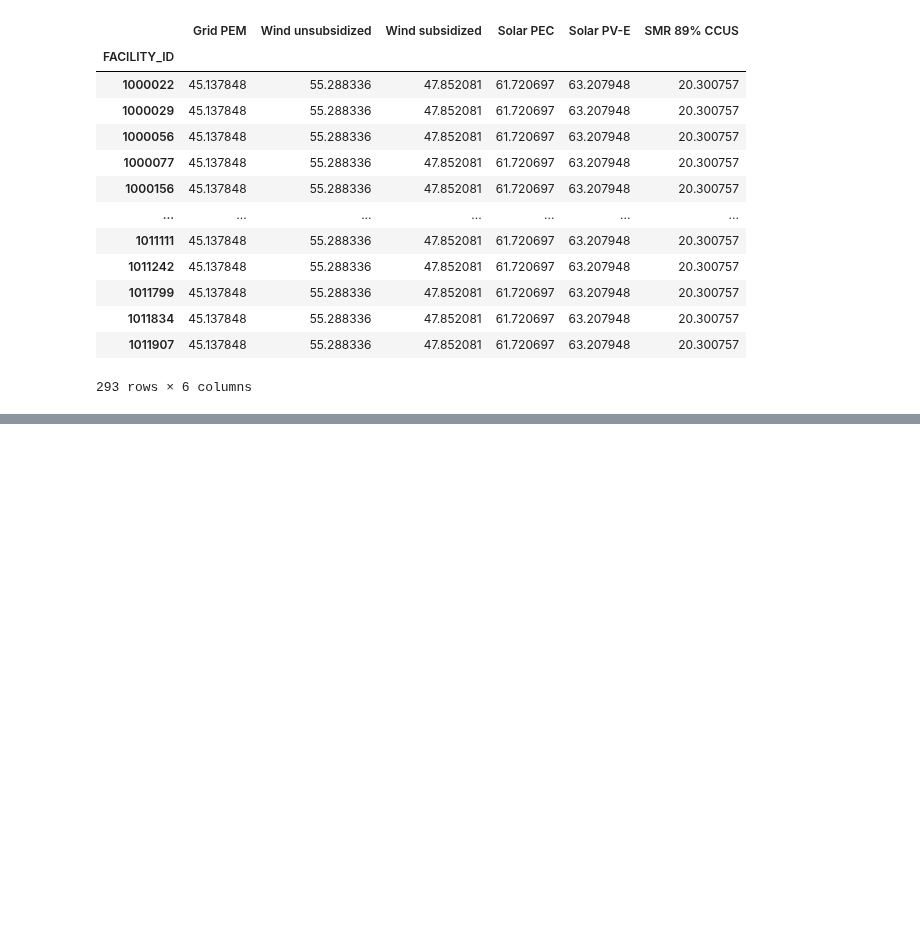
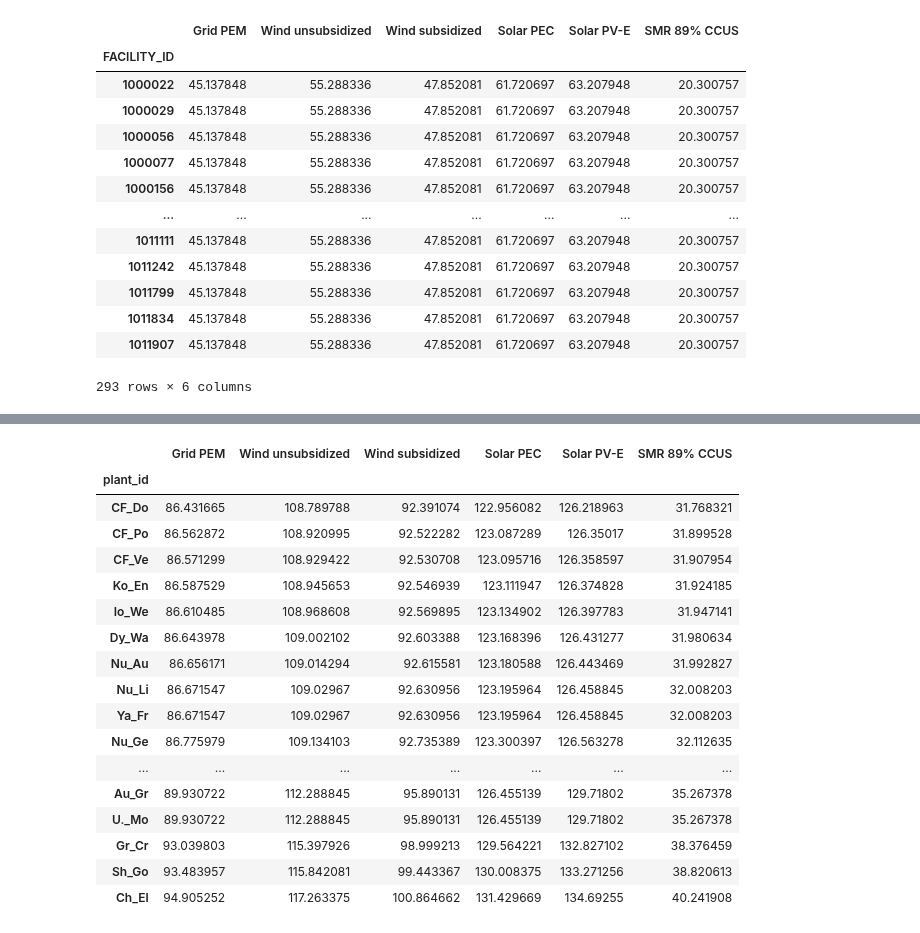
Before and after one commit to mgarrouste/SMR_deployment, a Jupyter notebook: code/res_be_calculations.ipynb, the cells around one changed output, grey strips where cells are left out. Cells and saved outputs as stored; diff of their text form; code cells hidden in the pictures; blank space fills up the shorter version.

Commit message:
add res breakeven prices calculation for ammonia production

```diff
--- a/code/res_be_calculations.ipynb
+++ b/code/res_be_calculations.ipynb
@@ -135,0 +142,54 @@ res_be_df.to_csv('./results/res_be_heat_process.csv', header=True, index=False)
+# %%
+lco_df = pd.read_excel('./input_data/lcoh_lcoe_res.xlsx', index_col=0)
+res_list = list(lco_df.index)
+# %%
+ammonia_df = pd.read_excel('./h2_demand_ammonia_us_2022.xlsx', sheet_name='processed')
+nh3_plant_ids = list(ammonia_df['plant_id'])
+# %%
+res_be_df= pd.DataFrame(columns=['plant_id', 'Grid PEM', 'Wind unsubsidized', 'Wind subsidized', 'Solar PEC','Solar PV-E', 'SMR 89% CCUS'])
+res_be_df['plant_id'] = ammonia_df['plant_id']
+res_be_df.set_index('plant_id', inplace=True)
+# %%
+from opt_deployment_ammonia import get_ammonia_plant_demand
+def compute_res_be_ammonia(lcoh, lcoe, plant_id):
+  ammonia_capacity, h2_dem_kg_per_day, elec_dem_MWe = get_ammonia_plant_demand(plant_id)#kg/year
+  # NG equivalent demand
+  ng_dem = ammonia_capacity*ngNH3NGConsRate #MMBtu/year
+  # CAPEX costs for conversion to renewable energy
+  crf = WACC / (1 - (1/(1+WACC)**auxNucNH3LT) )
+  costs_conversion =auxNucNH3CAPEX*crf
+  # Electricity costs
+  costs_electricity_res = elec_dem_MWe*365*24*lcoe
+  costs_electricity_ng = ammonia_capacity*ngNH3ElecCons*lcoe
+  # Hydrogen costs
+  costs_h2 = h2_dem_kg_per_day*365*lcoh
+  # BE
+  res_be = (costs_h2+costs_electricity_res+costs_conversion - costs_electricity_ng)/ng_dem
+  return res_be
+# %%
+for plant_id in nh3_plant_ids:
+  for res in res_list:
+    lcoh = lco_df.loc[res, 'LCOH']
+    lcoe = lco_df.loc[res, 'LCOE']
+    res_be = compute_res_be_ammonia(lcoh, lcoe, plant_id)
+    res_be_df.loc[plant_id, res] = res_be
+res_be_df
+# %% [output]
+|  | Grid PEM | Wind unsubsidized | Wind subsidized | Solar PEC | Solar PV-E | SMR 89% CCUS |
+| plant_id |  |  |  |  |  |  |
+| CF_Do | 86.431665 | 108.789788 | 92.391074 | 122.956082 | 126.218963 | 31.768321 |
+| CF_Po | 86.562872 | 108.920995 | 92.522282 | 123.087289 | 126.35017 | 31.899528 |
+| CF_Ve | 86.571299 | 108.929422 | 92.530708 | 123.095716 | 126.358597 | 31.907954 |
+| Ko_En | 86.587529 | 108.945653 | 92.546939 | 123.111947 | 126.374828 | 31.924185 |
+| Io_We | 86.610485 | 108.968608 | 92.569895 | 123.134902 | 126.397783 | 31.947141 |
+| Dy_Wa | 86.643978 | 109.002102 | 92.603388 | 123.168396 | 126.431277 | 31.980634 |
+| Nu_Au | 86.656171 | 109.014294 | 92.615581 | 123.180588 | 126.443469 | 31.992827 |
+| Nu_Li | 86.671547 | 109.02967 | 92.630956 | 123.195964 | 126.458845 | 32.008203 |
+| Ya_Fr | 86.671547 | 109.02967 | 92.630956 | 123.195964 | 126.458845 | 32.008203 |
+| Nu_Ge | 86.775979 | 109.134103 | 92.735389 | 123.300397 | 126.563278 | 32.112635 |
+| ... | ... | ... | ... | ... | ... | ... |
+| Au_Gr | 89.930722 | 112.288845 | 95.890131 | 126.455139 | 129.71802 | 35.267378 |
+| U._Mo | 89.930722 | 112.288845 | 95.890131 | 126.455139 | 129.71802 | 35.267378 |
+| Gr_Cr | 93.039803 | 115.397926 | 98.999213 | 129.564221 | 132.827102 | 38.376459 |
+| Sh_Go | 93.483957 | 115.842081 | 99.443367 | 130.008375 | 133.271256 | 38.820613 |
+| Ch_El | 94.905252 | 117.263375 | 100.864662 | 131.429669 | 134.69255 | 40.241908 |
```
Also changed, not shown: parts of 4 cells of this notebook.
